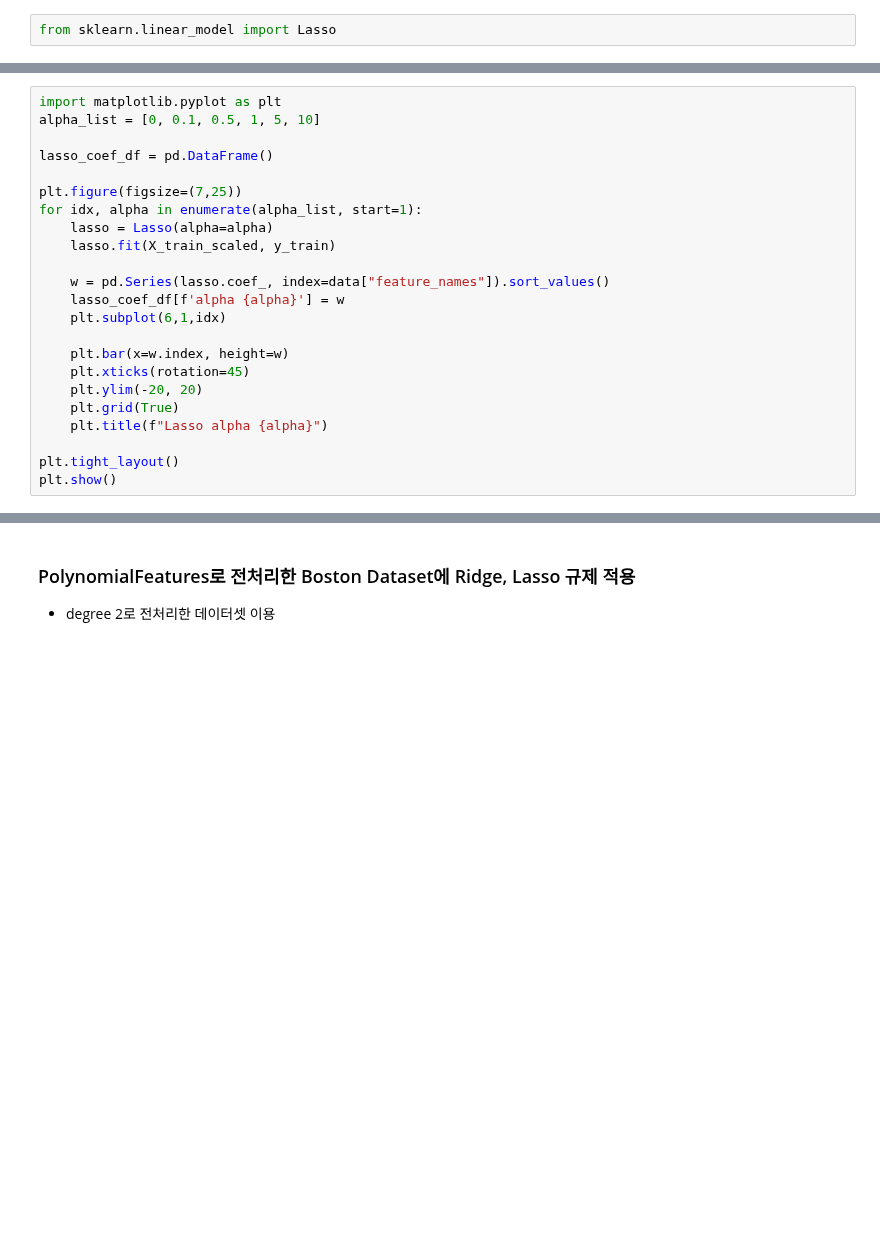
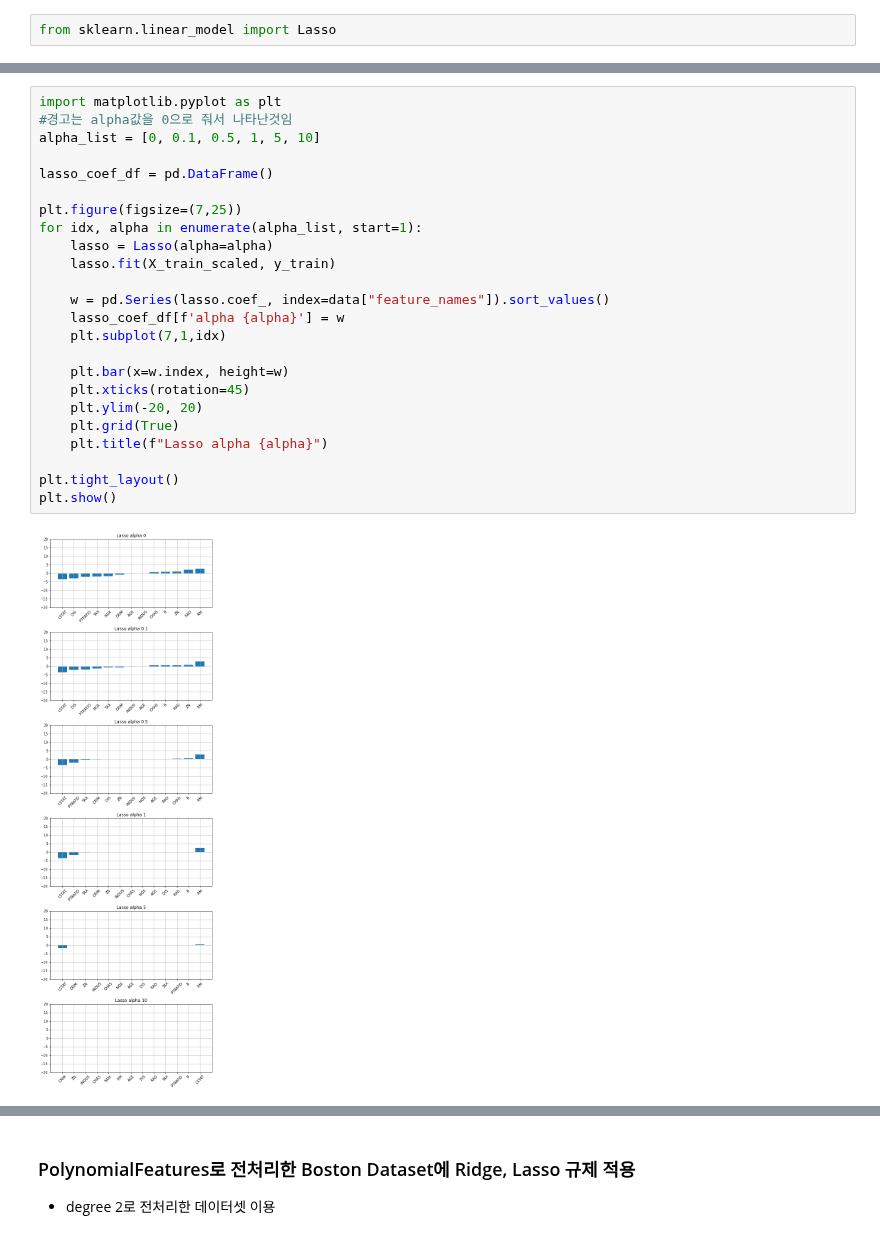
Before and after one commit to shina1221/SSAC_2021, a Jupyter notebook: class_study/07.machine learning/05/13_선형회귀.ipynb, the cells around one changed output, grey strips where cells are left out. Cells and saved outputs as stored; diff of their text form; blank space fills up the shorter version.

```diff
--- a/class_study/07.machine learning/05/13_선형회귀.ipynb
+++ b/class_study/07.machine learning/05/13_선형회귀.ipynb
@@ -469,23 +1044,26 @@ lasso.coef_
 # %%
 import matplotlib.pyplot as plt
+#경고는 alpha값을 0으로 줘서 나타난것임
 alpha_list = [0, 0.1, 0.5, 1, 5, 10]
 
 lasso_coef_df = pd.DataFrame()
 
 plt.figure(figsize=(7,25))
 for idx, alpha in enumerate(alpha_list, start=1):
     lasso = Lasso(alpha=alpha)
     lasso.fit(X_train_scaled, y_train)
 
     w = pd.Series(lasso.coef_, index=data["feature_names"]).sort_values()
     lasso_coef_df[f'alpha {alpha}'] = w
-    plt.subplot(6,1,idx)
+    plt.subplot(7,1,idx)
 
     plt.bar(x=w.index, height=w)
     plt.xticks(rotation=45)
     plt.ylim(-20, 20)
     plt.grid(True)
     plt.title(f"Lasso alpha {alpha}")
 
 plt.tight_layout()
 plt.show()
+# %% [output]
+[figure, added]
```
Also changed, not shown: parts of 108 cells of this notebook.
